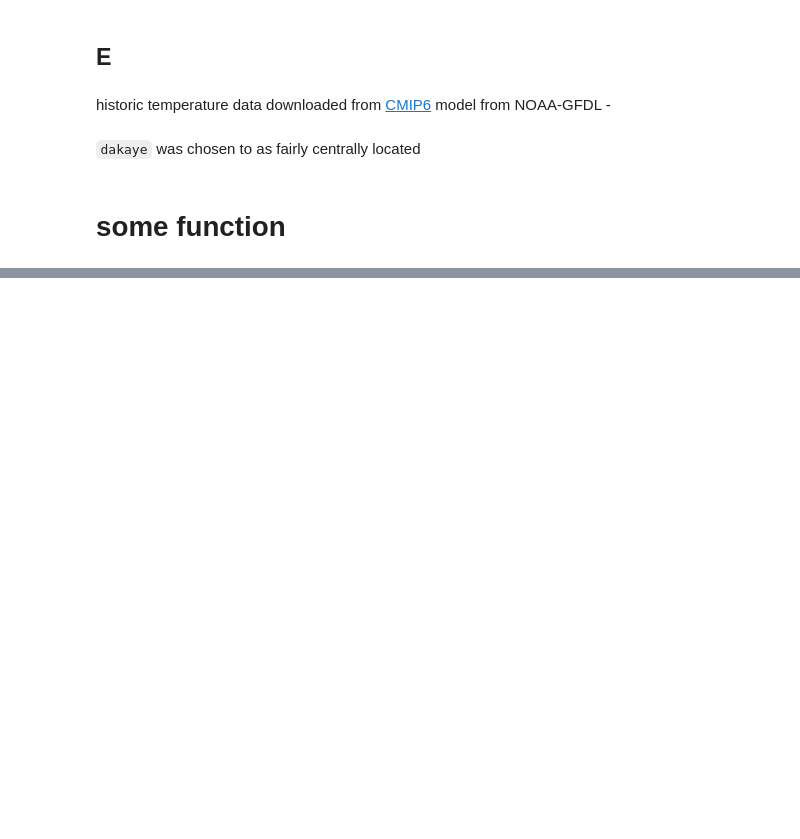
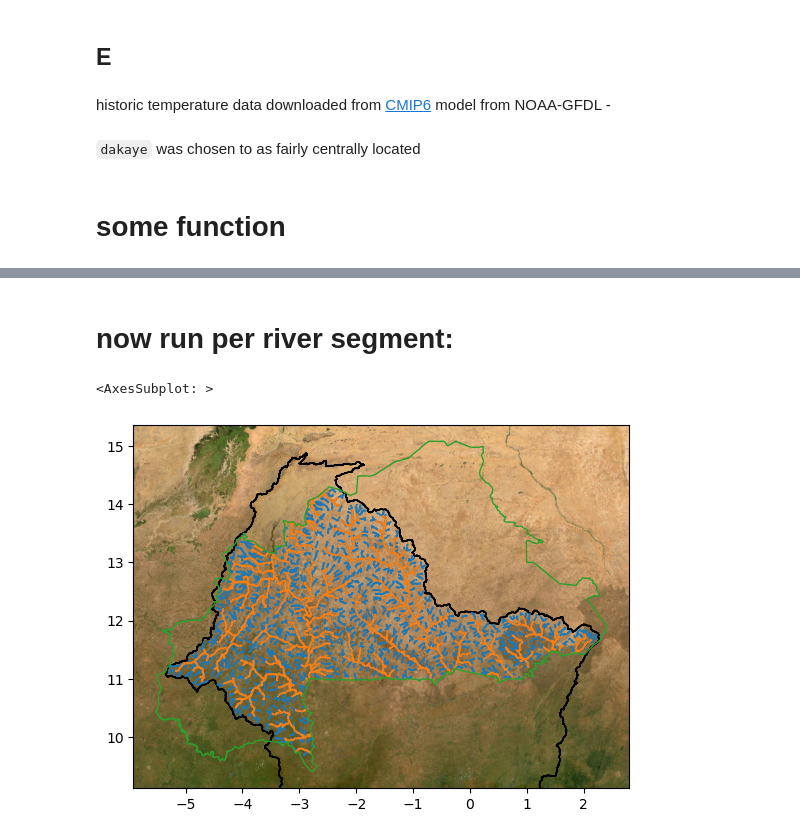
Before and after one commit to Daafip/Volta-burkina-faso, a Jupyter notebook: data/Combining data/Combining data sources - General water supply.ipynb, the cells around one changed output, grey strips where cells are left out. Saved outputs shown, nothing was run; the diff lists cells and outputs as text; code cells hidden in the pictures; blank space fills up the shorter version.

Commit message:
added data and finisheing combining sources

```diff
--- a/data/Combining data/Combining data sources - General water supply.ipynb
+++ b/data/Combining data/Combining data sources - General water supply.ipynb
@@ -41,10 +41,12 @@ add some spatial data
 country_outline = gpd.read_file(f"{gis_folder}\\country_outline_32630.gpkg")
 volta_outline = gpd.read_file(f"{gis_folder}\\volta_watershed_vector_32630.gpkg",crs="epsg:32630")
 main_rivers = gpd.read_file(f"{gis_folder}\\main_rivers_volta.gpkg",crs="epsg:32630")
+all_rivers_bf = gpd.read_file(f"{gis_folder}\\all_river_in_volta_basin_bf.gpkg",crs="epsg:32630")
 
 country_outline = country_outline.set_geometry(country_outline.geometry.to_crs('EPSG:4326'))
 volta_outline = volta_outline.set_geometry(volta_outline.geometry.to_crs('EPSG:4326'))
 main_rivers = main_rivers.set_geometry(main_rivers.geometry.to_crs('EPSG:4326'))
+all_rivers_bf = all_rivers_bf.set_geometry(all_rivers_bf.geometry.to_crs('EPSG:4326'))
 
 gdf_precip = gpd.read_file('precipitation_data_client.geojson',crs="EPSG:4326")
 gdf_discharge_client = gpd.read_file('discharge_data_client.geojson',crs="EPSG:4326")
@@ -254,0 +147,47 @@ main_rivers = gpd.read_file(f"{gis_folder}\\main_rivers_volta.gpkg",crs="epsg:32
+# %%
+output_river = all_rivers_bf.copy()
+# %% [markdown]
+# now run per river segment:
+# %%
+for index, row in all_rivers_bf.iterrows():
+    # get the centre of each segment
+    centre = row.geometry.centroid
+    # find nearest precipitation station:
+    closest_station_index = gdf_precip.distance(centre).argmin()
+    name_of_closest_station = gdf_precip.loc[closest_station_index, "name"]
+    selected_rain_data = Rainfall_BF_msum[[name_of_closest_station]].rename(columns={name_of_closest_station:"P"})
+
+    #prepare evaporation data
+    df_temperature_msum.rename(columns={'evap':'E'},inplace=True)
+    area_basin = row.UPLAND_SKM * 10**6
+
+    # adjust potential to actuall evaporation
+    combined_df = area_basin * FACTOR_EA_EP * df_temperature_msum[["E"]].copy()
+    # combine everything:
+    combined_df["P"] = selected_rain_data["P"] * area_basin
+    combined_df["Q"] = combined_df["P"] - combined_df["E"]
+    combined_df = combined_df.loc[combined_df.P.dropna().index]
+    combined_df = combined_df[combined_df["Q"] >= 0]
+    combined_df = combined_df.resample('M').mean()
+#     combined_df["Q"].plot(marker='.', lw=1)
+
+    output_river.loc[index,"MIN_1981_2014_M3"]   = combined_df['Q'].min()
+    output_river.loc[index,"MAX_1981_2014_M3"]   = combined_df['Q'].max()
+    output_river.loc[index,"MEAN_1981_2014_M3"]  = combined_df['Q'].mean()
+# %%
+fig,ax = plt.subplots(1)
+country_outline.plot(ax=ax, facecolor="none", edgecolor="C2",zorder=6)
+bounds= (ax.get_xlim()[0], ax.get_ylim()[0], ax.get_xlim()[1], ax.get_ylim()[1])
+volta_outline.plot(ax=ax,edgecolor="k", facecolor='none')
+# add background
+with rasterio.open(get_background_map("rivers", bounds)) as r:
+    rioshow(r, ax=ax)
+
+ax.set_xlim(bounds[0],bounds[2])
+ax.set_ylim(bounds[1],bounds[3])
+stats = output_river["MEAN_1981_2014_M3"].describe()
+output_river[output_river["MEAN_1981_2014_M3"]>stats[f'50%']].plot(ax=ax,color=f'C0')
+output_river[output_river["MEAN_1981_2014_M3"]>stats[f'75%']].plot(ax=ax,color=f'C1')
+# %% [output]
+<AxesSubplot: >
+[figure, added]
```
Also changed, not shown: parts of 13 cells of this notebook, 8 other files.
